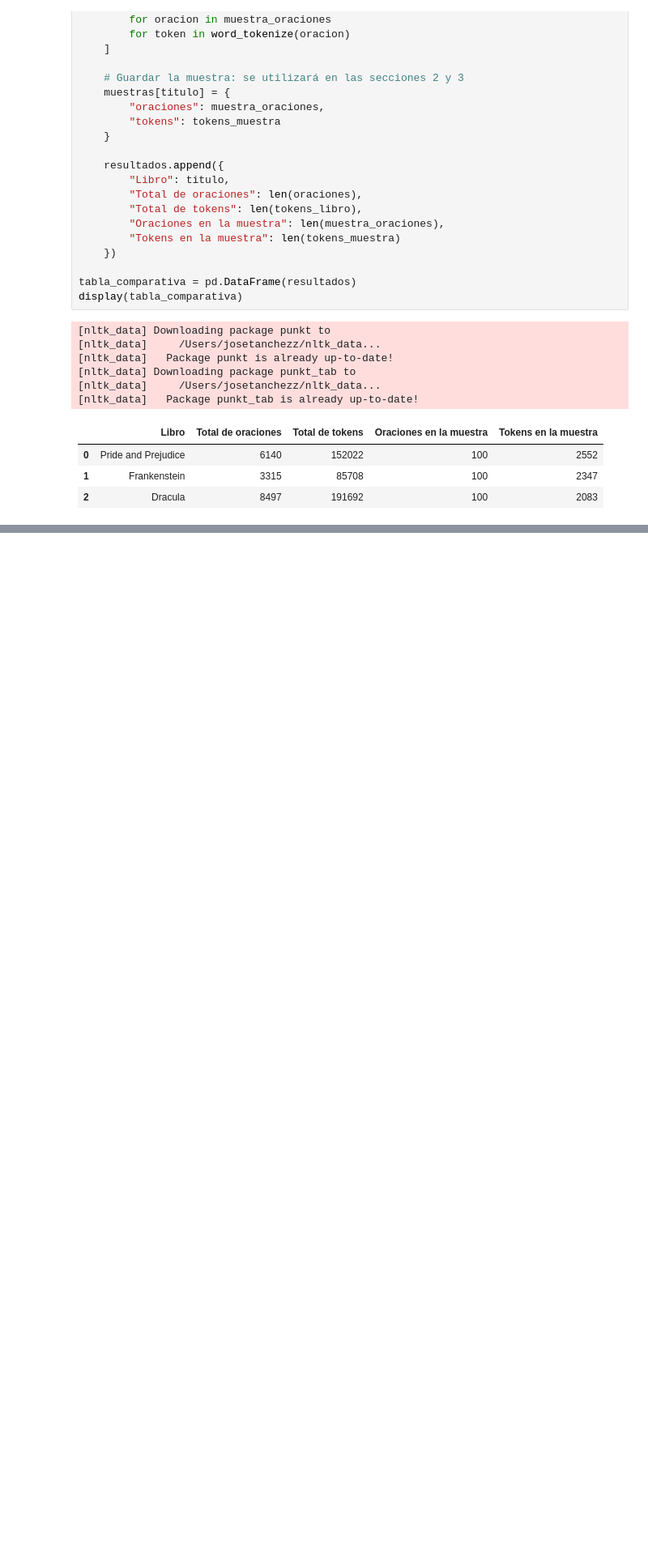
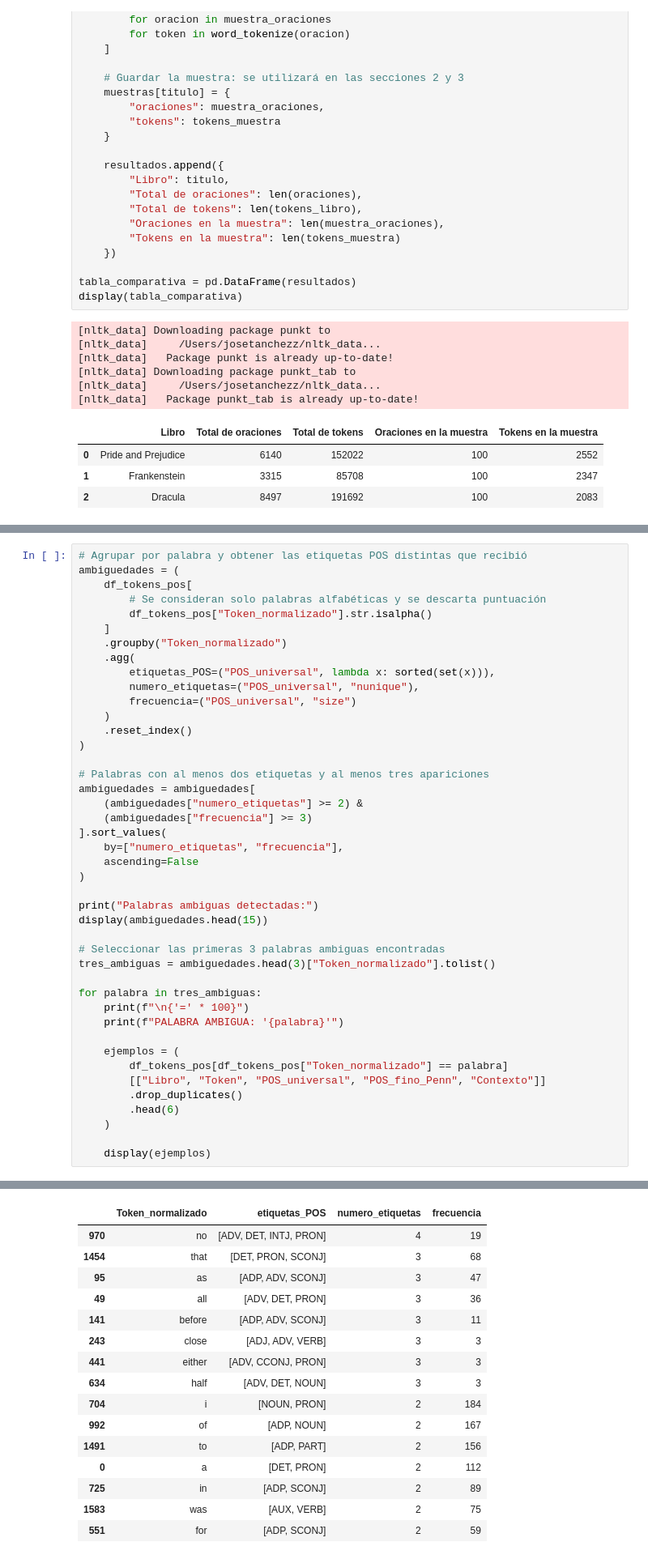
Before and after one commit to Jtanchezz/NLP, a Jupyter notebook: Lab6/lab6.ipynb, the cells around one changed output, grey strips where cells are left out. Shown at 81% size. Drawn from its saved outputs; the diff is of its cells as text; blank space fills up the shorter version.

```diff
--- a/Lab6/lab6.ipynb
+++ b/Lab6/lab6.ipynb
@@ -140,0 +263,44 @@ display(tabla_comparativa)
+# %%
+# Agrupar por palabra y obtener las etiquetas POS distintas que recibió
+ambiguedades = (
+    df_tokens_pos[
+        # Se consideran solo palabras alfabéticas y se descarta puntuación
+        df_tokens_pos["Token_normalizado"].str.isalpha()
+    ]
+    .groupby("Token_normalizado")
+    .agg(
+        etiquetas_POS=("POS_universal", lambda x: sorted(set(x))),
+        numero_etiquetas=("POS_universal", "nunique"),
+        frecuencia=("POS_universal", "size")
+    )
+    .reset_index()
+)
+
+# Palabras con al menos dos etiquetas y al menos tres apariciones
+ambiguedades = ambiguedades[
+    (ambiguedades["numero_etiquetas"] >= 2) &
+    (ambiguedades["frecuencia"] >= 3)
+].sort_values(
+    by=["numero_etiquetas", "frecuencia"],
+    ascending=False
+)
+
+print("Palabras ambiguas detectadas:")
+display(ambiguedades.head(15))
+
+# Seleccionar las primeras 3 palabras ambiguas encontradas
+tres_ambiguas = ambiguedades.head(3)["Token_normalizado"].tolist()
+
+for palabra in tres_ambiguas:
+    print(f"\n{'=' * 100}")
+    print(f"PALABRA AMBIGUA: '{palabra}'")
+
+    ejemplos = (
+        df_tokens_pos[df_tokens_pos["Token_normalizado"] == palabra]
+        [["Libro", "Token", "POS_universal", "POS_fino_Penn", "Contexto"]]
+        .drop_duplicates()
+        .head(6)
+    )
+
+    display(ejemplos)
+# %% [output]
@@ -140,0 +308,16 @@ display(tabla_comparativa)
+|  | Token_normalizado | etiquetas_POS | numero_etiquetas | frecuencia |
+| 970 | no | [ADV, DET, INTJ, PRON] | 4 | 19 |
+| 1454 | that | [DET, PRON, SCONJ] | 3 | 68 |
+| 95 | as | [ADP, ADV, SCONJ] | 3 | 47 |
+| 49 | all | [ADV, DET, PRON] | 3 | 36 |
+| 141 | before | [ADP, ADV, SCONJ] | 3 | 11 |
+| 243 | close | [ADJ, ADV, VERB] | 3 | 3 |
+| 441 | either | [ADV, CCONJ, PRON] | 3 | 3 |
+| 634 | half | [ADV, DET, NOUN] | 3 | 3 |
+| 704 | i | [NOUN, PRON] | 2 | 184 |
+| 992 | of | [ADP, NOUN] | 2 | 167 |
+| 1491 | to | [ADP, PART] | 2 | 156 |
+| 0 | a | [DET, PRON] | 2 | 112 |
+| 725 | in | [ADP, SCONJ] | 2 | 89 |
+| 1583 | was | [AUX, VERB] | 2 | 75 |
+| 551 | for | [ADP, SCONJ] | 2 | 59 |
```
Also changed, not shown: parts of 4 cells of this notebook.
